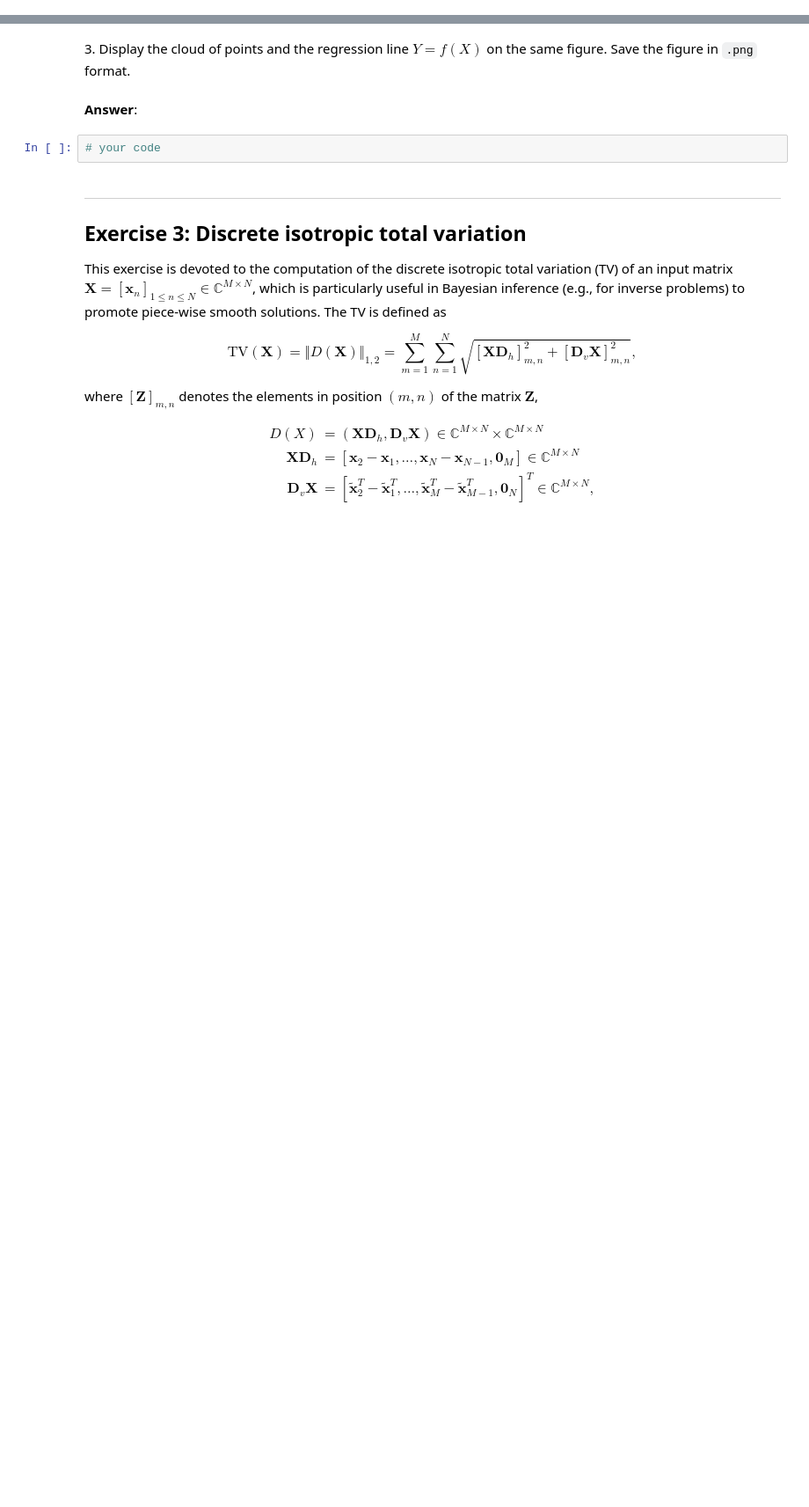
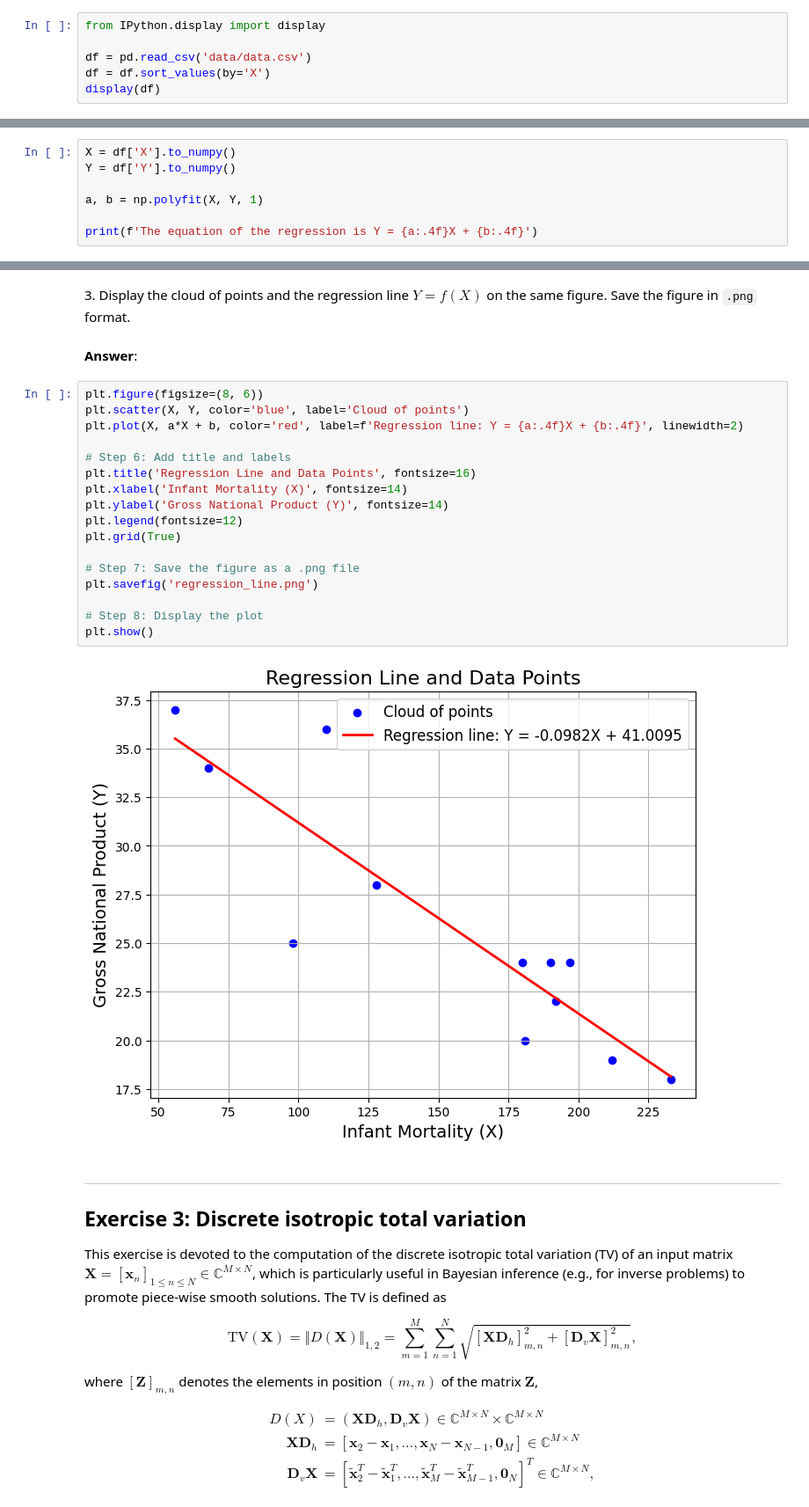
Before and after one commit to Ptiroro/python_sdia, a Jupyter notebook: Labs/Lab2/lab2.ipynb, the cells around one changed output, grey strips where cells are left out. Shown at 88% size. Drawn from its saved outputs; the diff is of its cells as text; blank space fills up the shorter version.

```diff
--- a/Labs/Lab2/lab2.ipynb
+++ b/Labs/Lab2/lab2.ipynb
@@ -137,0 +142,6 @@ In this second exercise, we focus on computing basic statistics, and applying li
+# %%
+from IPython.display import display
+
+df = pd.read_csv('data/data.csv')
+df = df.sort_values(by='X')
+display(df)
@@ -146,0 +192,7 @@ In this second exercise, we focus on computing basic statistics, and applying li
+# %%
+X = df['X'].to_numpy()
+Y = df['Y'].to_numpy()
+
+a, b = np.polyfit(X, Y, 1)
+
+print(f'The equation of the regression is Y = {a:.4f}X + {b:.4f}')
@@ -148,8 +202,25 @@ In this second exercise, we focus on computing basic statistics, and applying li
 3\. Display the cloud of points and the regression line $Y = f(X)$ on the same figure. Save the figure in `.png` format.
 # %% [markdown]
 **Answer**:
-# %%
-# your code
+# %%
+plt.figure(figsize=(8, 6))
+plt.scatter(X, Y, color='blue', label='Cloud of points')
+plt.plot(X, a*X + b, color='red', label=f'Regression line: Y = {a:.4f}X + {b:.4f}', linewidth=2)
+
+# Step 6: Add title and labels
+plt.title('Regression Line and Data Points', fontsize=16)
+plt.xlabel('Infant Mortality (X)', fontsize=14)
+plt.ylabel('Gross National Product (Y)', fontsize=14)
+plt.legend(fontsize=12)
+plt.grid(True)
+
+# Step 7: Save the figure as a .png file
+plt.savefig('regression_line.png')
+
+# Step 8: Display the plot
+plt.show()
+# %% [output]
+[figure, added]
 # %% [markdown]
 ---
 ## <a name="ex3">Exercise 3: Discrete isotropic total variation</a>
```
Also changed, not shown: parts of 9 cells of this notebook, 3 other files.
